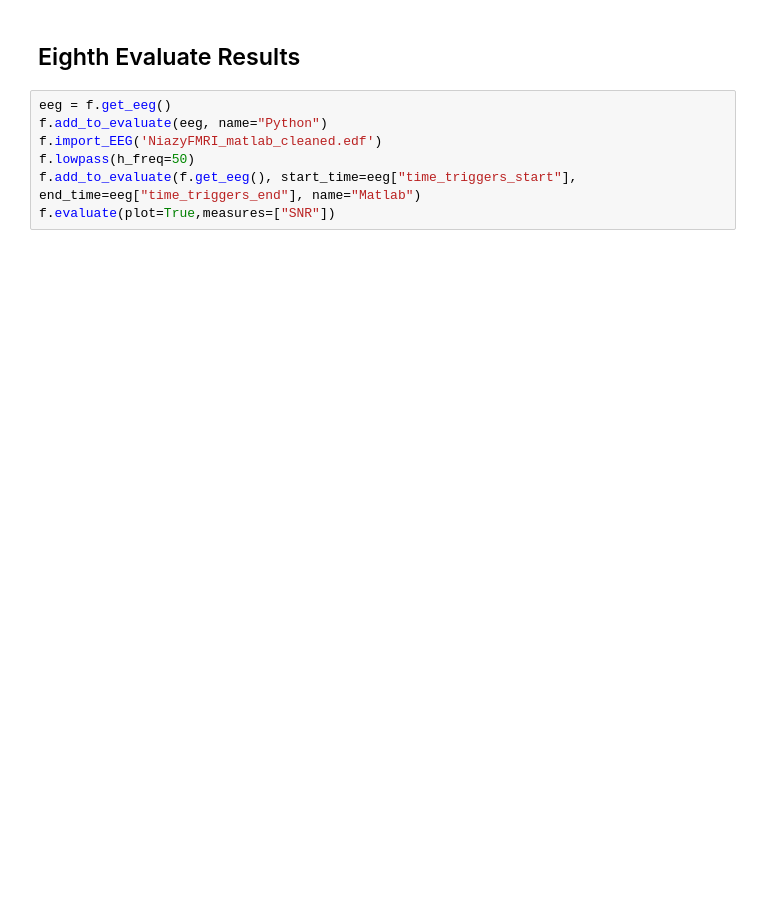
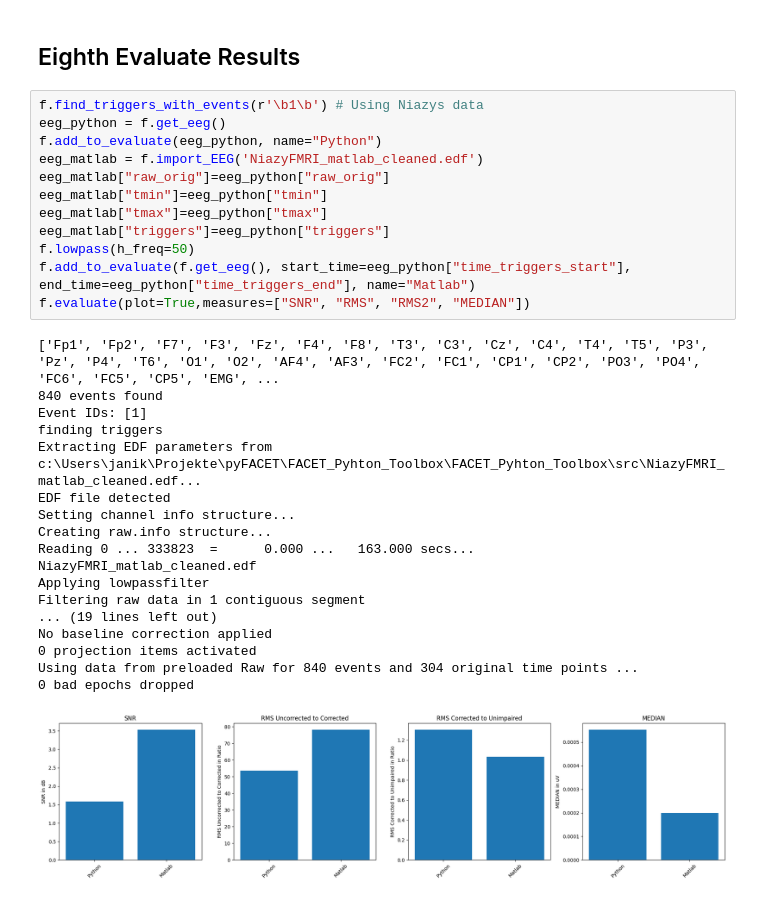
Before and after one commit to H0mire/FACETpy, a Jupyter notebook: src/Example1.ipynb, the cells around one changed output. Cells and saved outputs as stored; diff of their text form; blank space fills up the shorter version.

Commit message:
added Measures and changed slow algorithm

```diff
--- a/src/Example1.ipynb
+++ b/src/Example1.ipynb
@@ -50,9 +118,33 @@ f.export_EEG("NiazyFMRI_pyFacet_cleaned.edf")
 # %% [markdown]
 ## Eighth Evaluate Results
 # %%
-eeg = f.get_eeg()
-f.add_to_evaluate(eeg, name="Python")
-f.import_EEG('NiazyFMRI_matlab_cleaned.edf')
+f.find_triggers_with_events(r'\b1\b') # Using Niazys data
+eeg_python = f.get_eeg()
+f.add_to_evaluate(eeg_python, name="Python")
+eeg_matlab = f.import_EEG('NiazyFMRI_matlab_cleaned.edf')
+eeg_matlab["raw_orig"]=eeg_python["raw_orig"]
+eeg_matlab["tmin"]=eeg_python["tmin"]
+eeg_matlab["tmax"]=eeg_python["tmax"]
+eeg_matlab["triggers"]=eeg_python["triggers"]
 f.lowpass(h_freq=50)
-f.add_to_evaluate(f.get_eeg(), start_time=eeg["time_triggers_start"], end_time=eeg["time_triggers_end"], name="Matlab")
-f.evaluate(plot=True,measures=["SNR"])
+f.add_to_evaluate(f.get_eeg(), start_time=eeg_python["time_triggers_start"], end_time=eeg_python["time_triggers_end"], name="Matlab")
+f.evaluate(plot=True,measures=["SNR", "RMS", "RMS2", "MEDIAN"])
+# %% [output]
+['Fp1', 'Fp2', 'F7', 'F3', 'Fz', 'F4', 'F8', 'T3', 'C3', 'Cz', 'C4', 'T4', 'T5', 'P3', 'Pz', 'P4', 'T6', 'O1', 'O2', 'AF4', 'AF3', 'FC2', 'FC1', 'CP1', 'CP2', 'PO3', 'PO4', 'FC6', 'FC5', 'CP5', 'EMG', ...
+840 events found
+Event IDs: [1]
+finding triggers
+Extracting EDF parameters from c:\Users\janik\Projekte\pyFACET\FACET_Pyhton_Toolbox\FACET_Pyhton_Toolbox\src\NiazyFMRI_matlab_cleaned.edf...
+EDF file detected
+Setting channel info structure...
+Creating raw.info structure...
+Reading 0 ... 333823  =      0.000 ...   163.000 secs...
+NiazyFMRI_matlab_cleaned.edf
+Applying lowpassfilter
+Filtering raw data in 1 contiguous segment
+... (19 lines left out)
+No baseline correction applied
+0 projection items activated
+Using data from preloaded Raw for 840 events and 304 original time points ...
+0 bad epochs dropped
+[figure, added]
```
Also changed, not shown: parts of 8 cells of this notebook, 5 other files.
